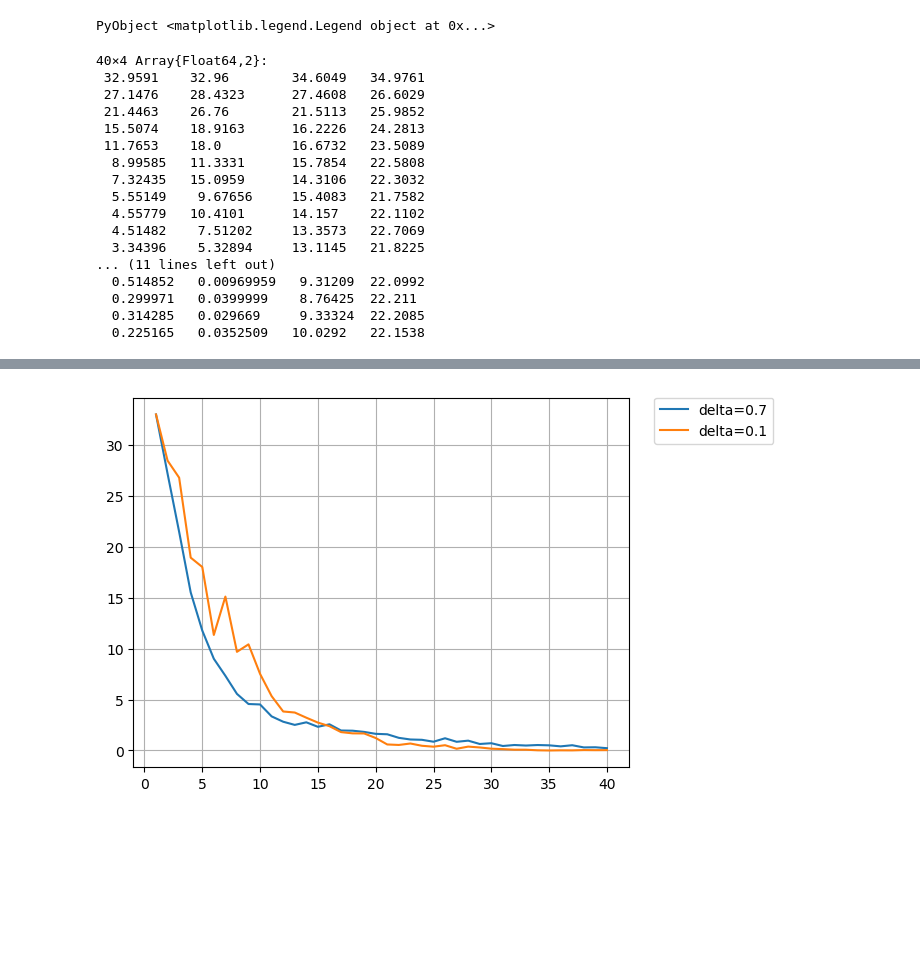
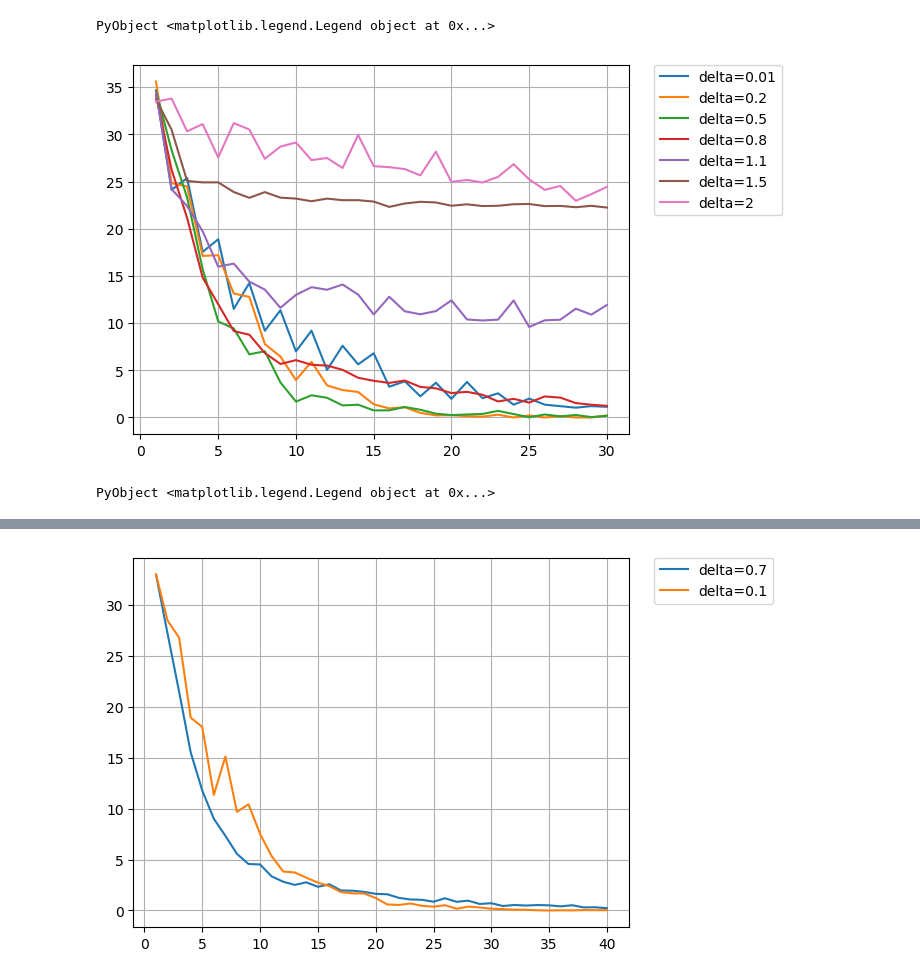
Before and after one commit to Zlinki/MasterThesis, a Jupyter notebook: GraphLearnVsRobustPCA.ipynb, the cells around one changed output, grey strips where cells are left out. Saved outputs shown, nothing was run; the diff lists cells and outputs as text; code cells hidden in the pictures; blank space fills up the shorter version.

```diff
--- a/GraphLearnVsRobustPCA.ipynb
+++ b/GraphLearnVsRobustPCA.ipynb
@@ -339,23 +253,25 @@ legend(bbox_to_anchor=[1.05,1],loc=2,borderaxespad=0)
 # %% [output]
 [figure]
 PyObject <matplotlib.legend.Legend object at 0x...>
-# %%
-S=[resultado12 resultado13 resultado14 resultado15]
-# %% [output]
-40×4 Array{Float64,2}:
- 32.9591    32.96        34.6049   34.9761
- 27.1476    28.4323      27.4608   26.6029
- 21.4463    26.76        21.5113   25.9852
- 15.5074    18.9163      16.2226   24.2813
- 11.7653    18.0         16.6732   23.5089
-  8.99585   11.3331      15.7854   22.5808
-  7.32435   15.0959      14.3106   22.3032
-  5.55149    9.67656     15.4083   21.7582
-  4.55779   10.4101      14.157    22.1102
-  4.51482    7.51202     13.3573   22.7069
-  3.34396    5.32894     13.1145   21.8225
-... (11 lines left out)
-  0.514852   0.00969959   9.31209  22.0992
-  0.299971   0.0399999    8.76425  22.211
-  0.314285   0.029669     9.33324  22.2085
-  0.225165   0.0352509   10.0292   22.1538
+# %%
+tic()
+P = evaluarGraphLearning6(0.7,0.3,0.01)
+for s in [0.2,0.5,0.8,1.1,1.5,2]
+    A = evaluarGraphLearning6(0.7,0.3,s)
+    P = [P A]
+    println(s)
+end
+toc()
+# %%
+plot(1:1:30,P[1:30,1],label="delta=0.01")
+plot(1:1:30,P[1:30,2],label="delta=0.2")
+plot(1:1:30,P[1:30,3],label="delta=0.5")
+plot(1:1:30,P[1:30,4],label="delta=0.8")
+plot(1:1:30,P[1:30,5],label="delta=1.1")
+plot(1:1:30,P[1:30,6],label="delta=1.5")
+plot(1:1:30,P[1:30,7],label="delta=2")
+grid("on")
+legend(bbox_to_anchor=[1.05,1],loc=2,borderaxespad=0)
+# %% [output]
+[figure, added]
+PyObject <matplotlib.legend.Legend object at 0x...>
```
Also changed, not shown: parts of 12 cells of this notebook, 3 other files.
